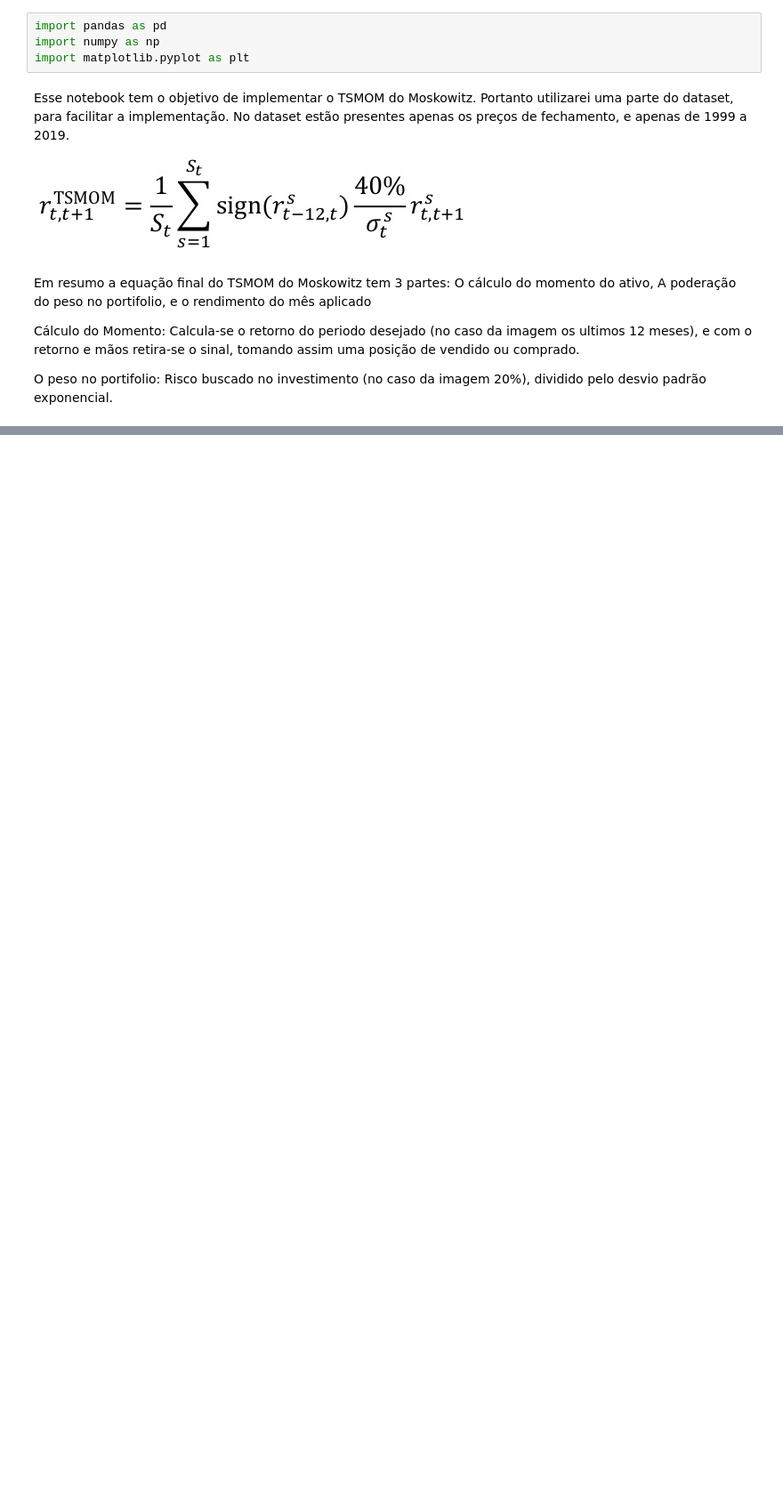
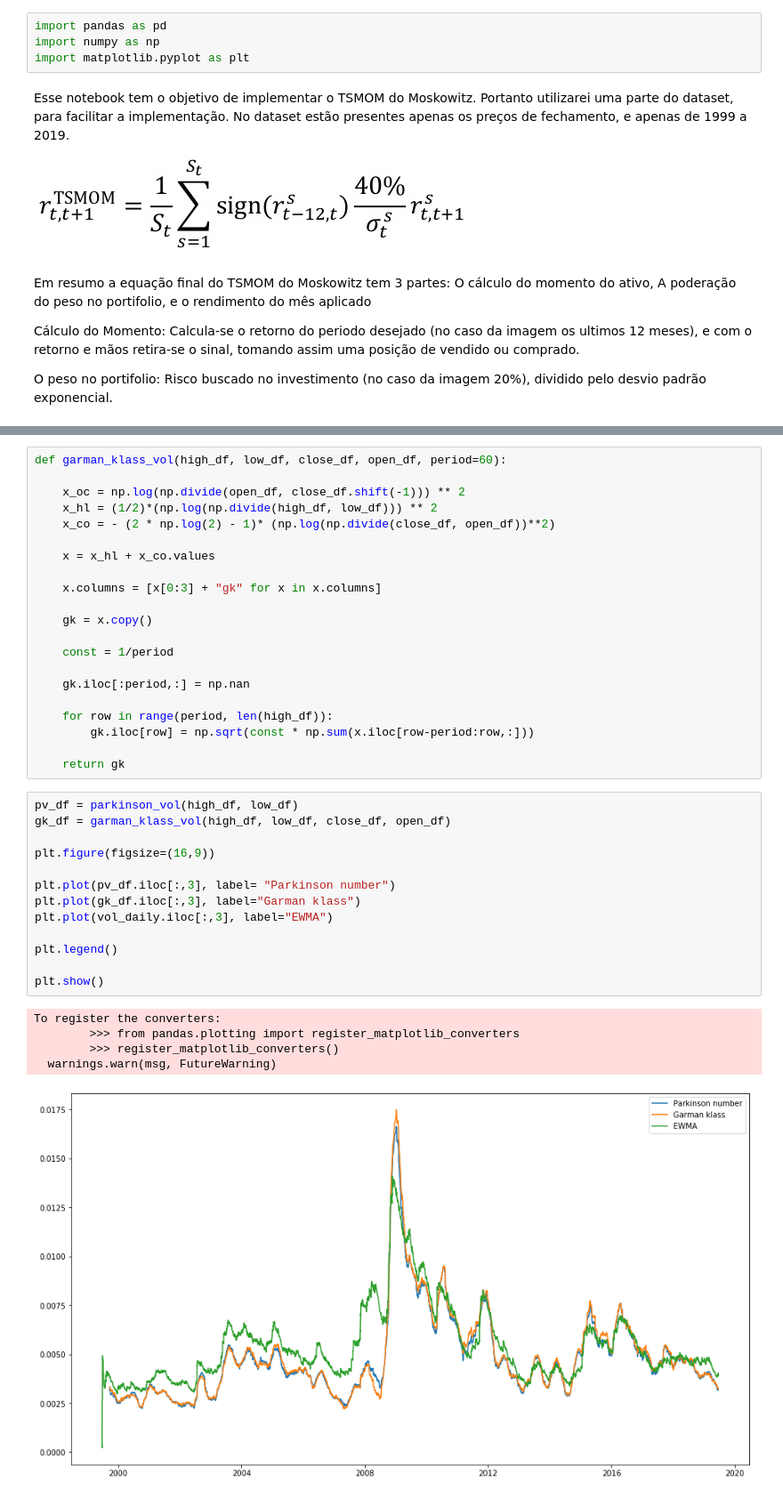
Before and after one commit to turing-usp/Momentum, a Jupyter notebook: TSMOM_Leme.ipynb, the cells around one changed output, grey strips where cells are left out. Shown at 89% size. Saved outputs shown, nothing was run; the diff lists cells and outputs as text; blank space fills up the shorter version.

Commit message:
Parkinson and Garman-Klass vl, Average momentum (12,6,3)

```diff
--- a/TSMOM_Leme.ipynb
+++ b/TSMOM_Leme.ipynb
@@ -79,0 +104,40 @@ def tsmom (df,returns_monthly, vol_monthly,date, risk=0.4, passive=False, moment
+# %%
+def garman_klass_vol(high_df, low_df, close_df, open_df, period=60):
+
+    x_oc = np.log(np.divide(open_df, close_df.shift(-1))) ** 2
+    x_hl = (1/2)*(np.log(np.divide(high_df, low_df))) ** 2
+    x_co = - (2 * np.log(2) - 1)* (np.log(np.divide(close_df, open_df))**2)
+
+    x = x_hl + x_co.values
+
+    x.columns = [x[0:3] + "gk" for x in x.columns]
+
+    gk = x.copy()
+
+    const = 1/period
+
+    gk.iloc[:period,:] = np.nan
+
+    for row in range(period, len(high_df)):
+        gk.iloc[row] = np.sqrt(const * np.sum(x.iloc[row-period:row,:]))
+
+    return gk
+# %%
+pv_df = parkinson_vol(high_df, low_df)
+gk_df = garman_klass_vol(high_df, low_df, close_df, open_df)
+
+plt.figure(figsize=(16,9))
+
+plt.plot(pv_df.iloc[:,3], label= "Parkinson number")
+plt.plot(gk_df.iloc[:,3], label="Garman klass")
+plt.plot(vol_daily.iloc[:,3], label="EWMA")
+
+plt.legend()
+
+plt.show()
+# %% [output]
+To register the converters:
+        >>> from pandas.plotting import register_matplotlib_converters
+        >>> register_matplotlib_converters()
+  warnings.warn(msg, FutureWarning)
+[figure, added]
```
Also changed, not shown: parts of 33 cells of this notebook.
